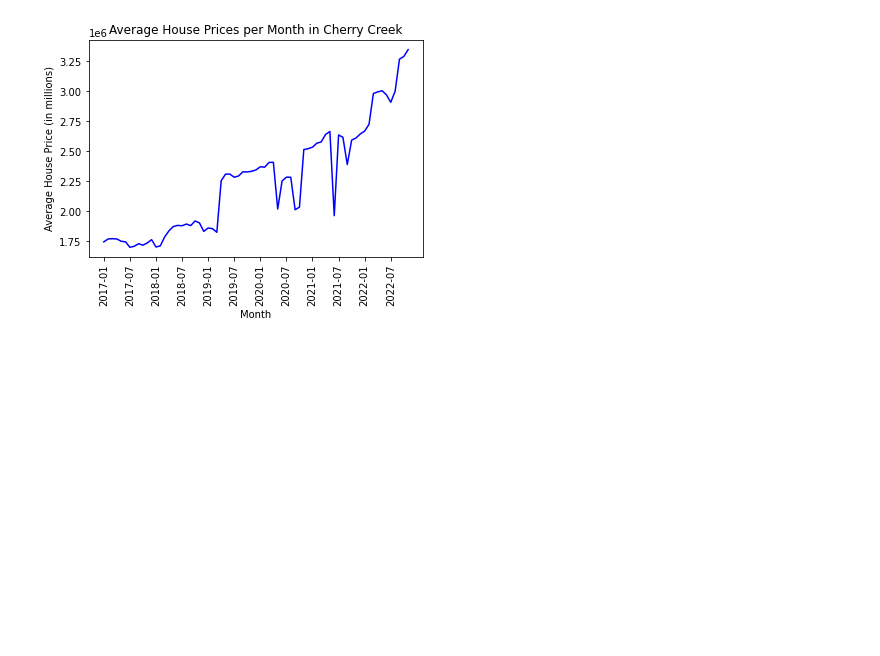
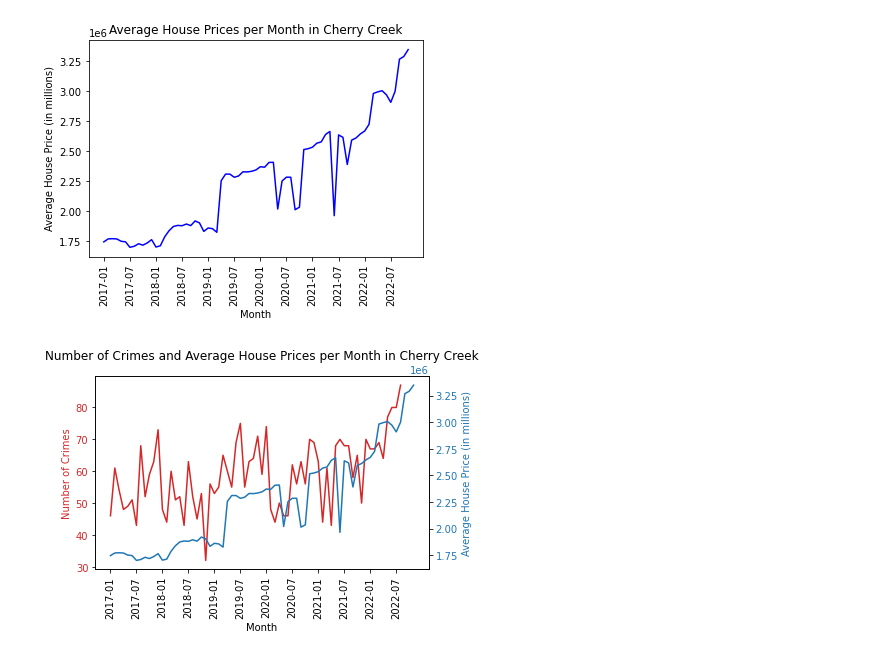
Before and after one commit to fifo1175/Data-Mining-Project, a Jupyter notebook: Denver Crime Data/Pandas_Scripts/cherry-creek/2017-2022_cherry-creek.ipynb, the cells around one changed output. Drawn from its saved outputs; the diff is of its cells as text; code cells hidden in the pictures; blank space fills up the shorter version.

Commit message:
final line graphs

```diff
--- a/Denver Crime Data/Pandas_Scripts/cherry-creek/2017-2022_cherry-creek.ipynb
+++ b/Denver Crime Data/Pandas_Scripts/cherry-creek/2017-2022_cherry-creek.ipynb
@@ -119,3 +119,44 @@ plt.show()
 
 [71 rows x 4 columns]
 [figure]
+# %%
+import pandas as pd
+import numpy as np
+import matplotlib.pyplot as plt
+
+df5 = pd.read_csv('crime_months_cherry-creek.csv')
+
+# check the data
+# print(df5)
+
+df6 = pd.read_csv('housing_months_cherry-creek.csv')
+
+# check the data
+# print(df6)
+
+# same line plot for both housing and crime, with different colors and y axis labels
+fig, ax1 = plt.subplots()
+
+color = 'tab:red'
+ax1.set_xlabel('Month')
+ax1.set_ylabel('Number of Crimes', color=color)
+ax1.plot(df5['Month'], df5['Crimes'], color=color)
+ax1.tick_params(axis='y', labelcolor=color)
+ax1.set_xticks(np.arange(0, 69, 6))
+# make the x labels more readabl
+ax1.set_xticklabels(['2017-01', '2017-07', '2018-01', '2018-07', '2019-01', '2019-07', '2020-01', '2020-07', '2021-01', '2021-07', '2022-01', '2022-07'])
+# make the x labels vertical
+plt.xticks(rotation=90)
+
+ax2 = ax1.twinx()  # instantiate a second axes that shares the same x-axis
+
+color = 'tab:blue'
+ax2.set_ylabel('Average House Price (in millions)', color=color)  # we already handled the x-label with ax1
+ax2.plot(df6['Month'], df6['House Prices'], color=color)
+ax2.tick_params(axis='y', labelcolor=color)
+
+fig.tight_layout()  # otherwise the right y-label is slightly clipped
+plt.title('Number of Crimes and Average House Prices per Month in Cherry Creek')
+plt.show()
+# %% [output]
+[figure, added]
```
Also changed, not shown: 6 other files.
